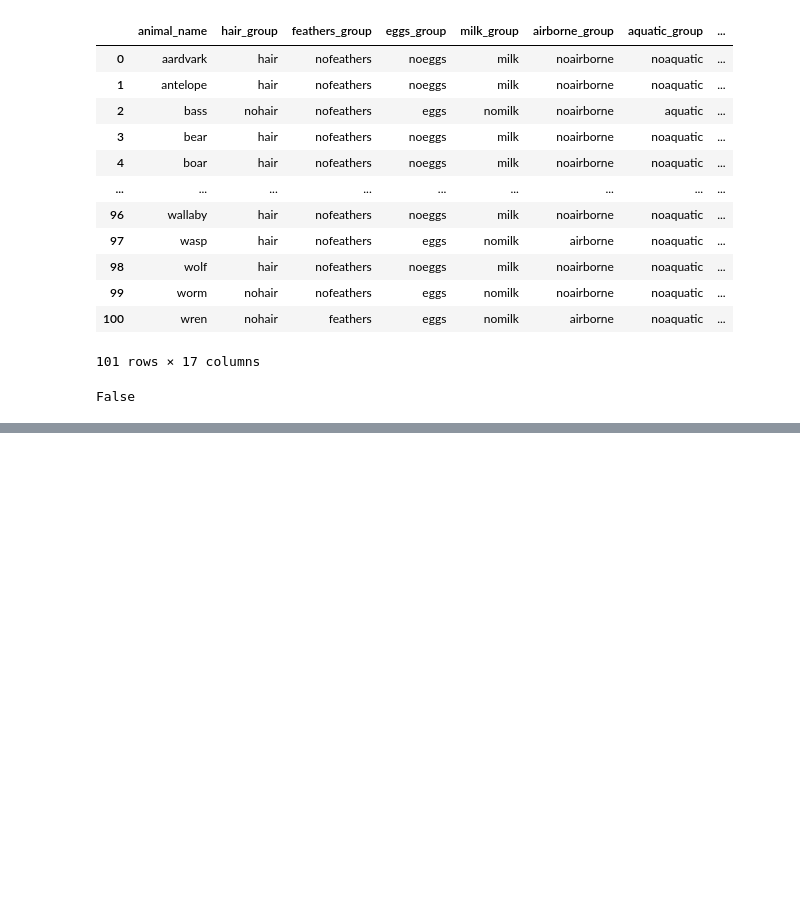
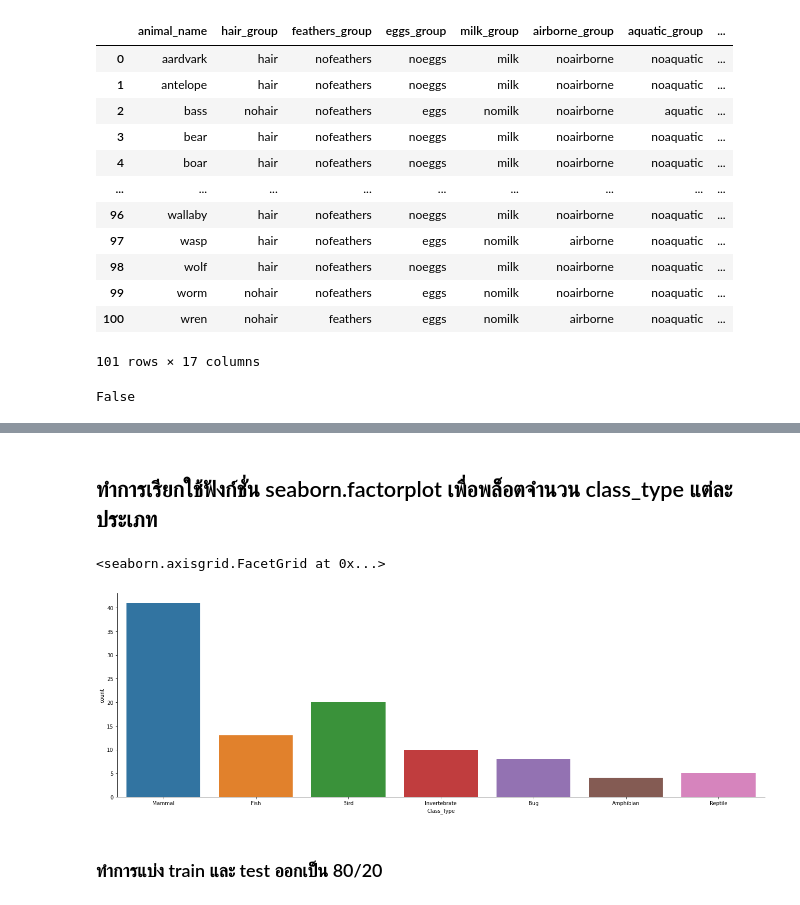
Before and after one commit to Suchirapon/KKU_data_mining, a Jupyter notebook: Project_Mining_Zoo.ipynb, the cells around one changed output, grey strips where cells are left out. Cells and saved outputs as stored; diff of their text form; code cells hidden in the pictures; blank space fills up the shorter version.

```diff
--- a/Project_Mining_Zoo.ipynb
+++ b/Project_Mining_Zoo.ipynb
@@ -731,0 +322,3 @@ class_z_merged_dr
+# %%
+animal = zoo_type_df
+animal.head()
@@ -731,0 +360,4 @@ class_z_merged_dr
+# %%
+ani_class = class_type_df
+df = pd.merge(animal,ani_class,how='left',left_on='class_type',right_on='Class_Number')
+df.head()
@@ -731,0 +371,7 @@ class_z_merged_dr
+# %% [markdown]
+##  ทำการเรียกใช้ฟังก์ชั่น seaborn.factorplot เพื่อพล็อตจำนวน class_type แต่ละประเภท
+# %%
+sns.factorplot('Class_Type', data=df, kind="count",size = 6,aspect = 3)
+# %% [output]
+<seaborn.axisgrid.FacetGrid at 0x...>
+[figure, added]
@@ -731,0 +380,2 @@ class_z_merged_dr
+# %% [markdown]
+### ทำการแบ่ง train และ test ออกเป็น 80/20
```
Also changed, not shown: parts of 75 cells of this notebook.
